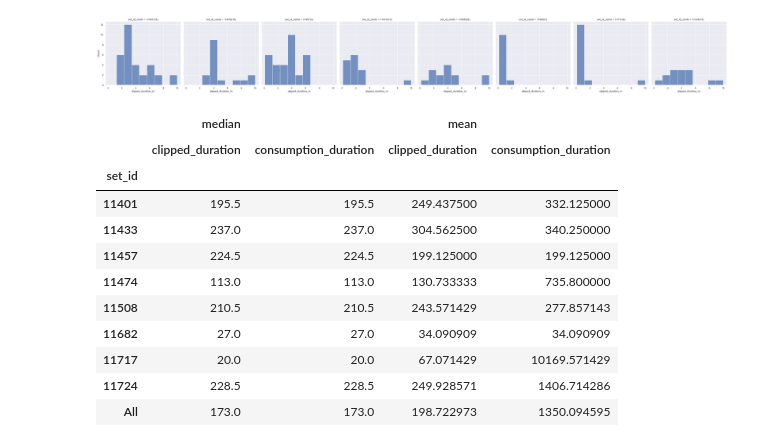
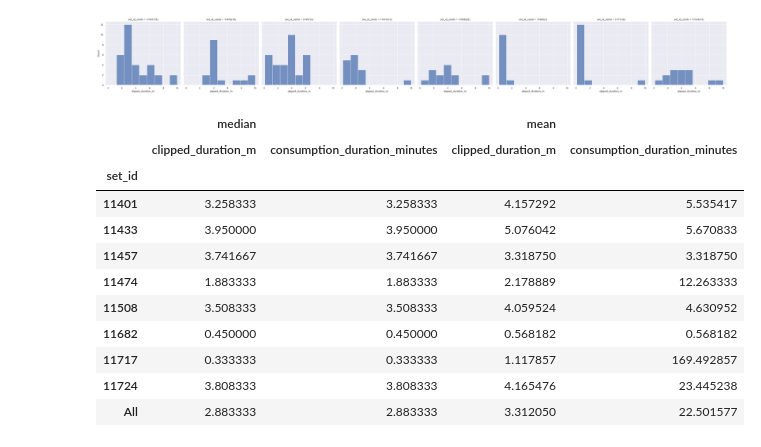
Before and after one commit to byhumane/talentcards, a Jupyter notebook: notebooks/3.2_Descriptive statistics on consumption duration by set.ipynb, the cells around one changed output. Saved outputs shown, nothing was run; the diff lists cells and outputs as text; code cells hidden in the pictures.

```diff
--- a/notebooks/3.2_Descriptive statistics on consumption duration by set.ipynb
+++ b/notebooks/3.2_Descriptive statistics on consumption duration by set.ipynb
@@ -29,8 +29,6 @@ query="""
 SELECT * from dtm_engagement.ft_content_consumption
 WHERE group_id=1818
 """
-
 df=pd.read_gbq(query=query, credentials=credentials, project_id=project_id)
-df['clipped_duration']=(df['consumption_duration'].clip(upper=600))
-df['clipped_duration_m']=(df['consumption_duration'].clip(upper=600))/60
+df['clipped_duration_m']=(df['consumption_duration_minutes'].clip(upper=10))
 df['set_id_cards']=df['set_id'].astype('str')+ '('+df['cards'].astype('str')+')'
@@ -64,17 +53,17 @@ sns.displot(data=df.sort_values(by='set_id'),col='set_id_cards',x='clipped_durat
 <seaborn.axisgrid.FacetGrid at 0x...>
 [figure]
 # %%
-df.pivot_table(values=['consumption_duration','clipped_duration'],index='set_id',aggfunc=['median','mean'],margins=True)
+df.pivot_table(values=['consumption_duration_minutes','clipped_duration_m'],index='set_id',aggfunc=['median','mean'],margins=True)
 # %% [output]
 |  | median |  | mean |  |
-|  | clipped_duration | consumption_duration | clipped_duration | consumption_duration |
+|  | clipped_duration_m | consumption_duration_minutes | clipped_duration_m | consumption_duration_minutes |
 | set_id |  |  |  |  |
-| 11401 | 195.5 | 195.5 | 249.437500 | 332.125000 |
-| 11433 | 237.0 | 237.0 | 304.562500 | 340.250000 |
-| 11457 | 224.5 | 224.5 | 199.125000 | 199.125000 |
-| 11474 | 113.0 | 113.0 | 130.733333 | 735.800000 |
-| 11508 | 210.5 | 210.5 | 243.571429 | 277.857143 |
-| 11682 | 27.0 | 27.0 | 34.090909 | 34.090909 |
-| 11717 | 20.0 | 20.0 | 67.071429 | 10169.571429 |
-| 11724 | 228.5 | 228.5 | 249.928571 | 1406.714286 |
-| All | 173.0 | 173.0 | 198.722973 | 1350.094595 |
+| 11401 | 3.258333 | 3.258333 | 4.157292 | 5.535417 |
+| 11433 | 3.950000 | 3.950000 | 5.076042 | 5.670833 |
+| 11457 | 3.741667 | 3.741667 | 3.318750 | 3.318750 |
+| 11474 | 1.883333 | 1.883333 | 2.178889 | 12.263333 |
+| 11508 | 3.508333 | 3.508333 | 4.059524 | 4.630952 |
+| 11682 | 0.450000 | 0.450000 | 0.568182 | 0.568182 |
+| 11717 | 0.333333 | 0.333333 | 1.117857 | 169.492857 |
+| 11724 | 3.808333 | 3.808333 | 4.165476 | 23.445238 |
+| All | 2.883333 | 2.883333 | 3.312050 | 22.501577 |
```
Also changed, not shown: parts of 1 cell of this notebook, 3 other files.
